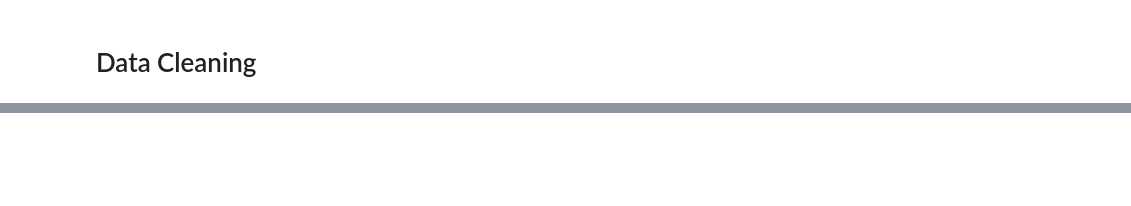
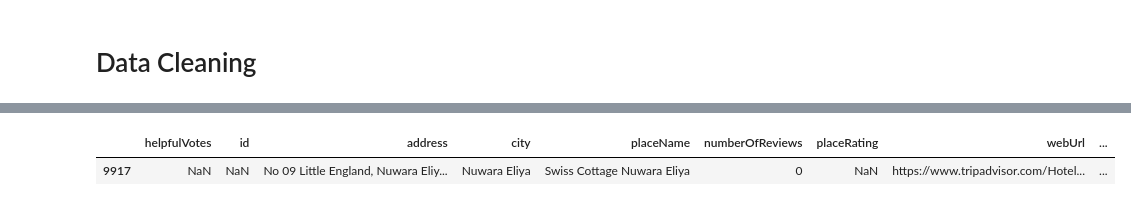
Before and after one commit to NotMishaal/TripAdvisor-Review-CW, a Jupyter notebook: task_1/cleaning.ipynb, the cells around one changed output, grey strips where cells are left out. Cells and saved outputs as stored; diff of their text form; code cells hidden in the pictures; blank space fills up the shorter version.

```diff
--- a/task_1/cleaning.ipynb
+++ b/task_1/cleaning.ipynb
@@ -121,23 +177,0 @@ df.head()
-# %%
-# renaming columns to be more readable
-column_names = {
-    'helpfulVotes': 'helpfulVotes',
-    'id': 'id',
-    'placeInfo/address': 'address',
-    'placeInfo/addressObj/city': 'city',
-    'placeInfo/name': 'placeName',
-    'placeInfo/numberOfReviews': 'numberOfReviews',
-    'placeInfo/rating': 'placeRating',
-    'placeInfo/webUrl': 'webUrl',
-    'publishedDate': 'publishedDate',
-    'rating': 'userRating',
-    'roomTip': 'roomTip',
-    'text': 'review_text',
-    'title': 'review_title',
-    'travelDate': 'travelDate',
-    'tripType': 'tripType',
-    'user/username': 'username',
-}
-
-df = df.rename(columns=column_names)
-df.head()
@@ -150,0 +185,5 @@ df.head()
+# %%
+duplicates = df.duplicated(subset=['review_text'])
+print("Number of duplicate reviews removed:", df[df.duplicated(subset=['review_text'])].shape[0])
+
+df = df[~duplicates]
@@ -150,0 +216,6 @@ df.head()
+# %%
+# check null rows for review_text column
+df[df['review_text'].isnull()]
+# %% [output]
+|  | helpfulVotes | id | address | city | placeName | numberOfReviews | placeRating | webUrl | ... |
+| 9917 | NaN | NaN | No 09 Little England, Nuwara Eliy... | Nuwara Eliya | Swiss Cottage Nuwara Eliya | 0 | NaN | https://www.tripadvisor.com/Hotel... | ... |
```
Also changed, not shown: parts of 85 cells of this notebook, 2 other files.
